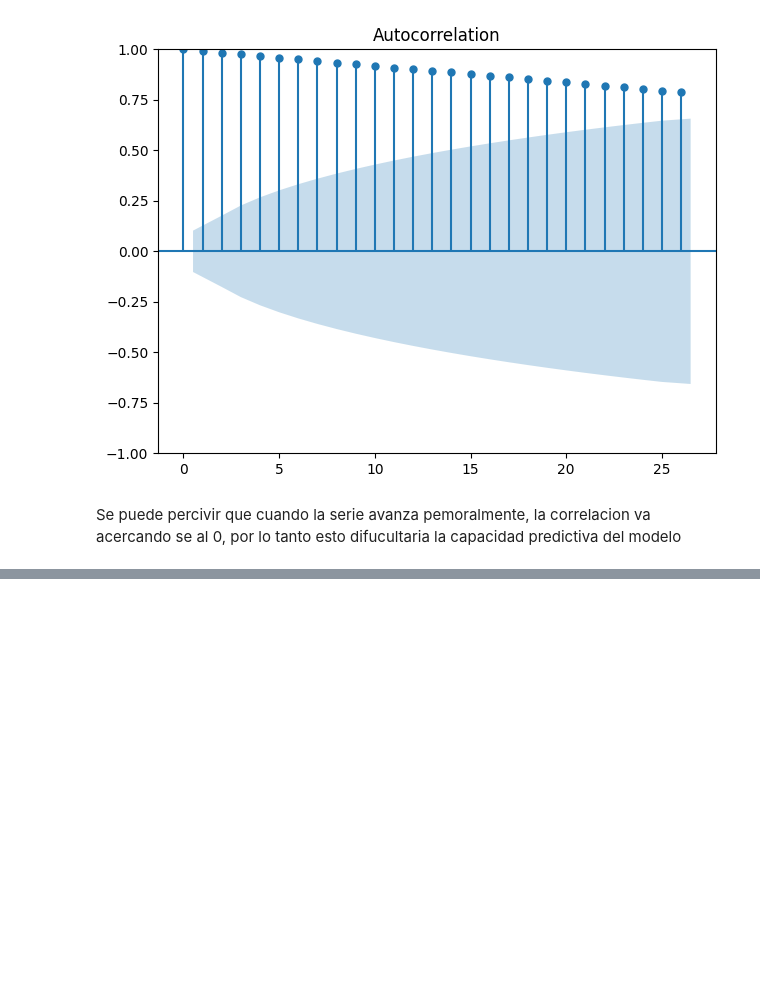
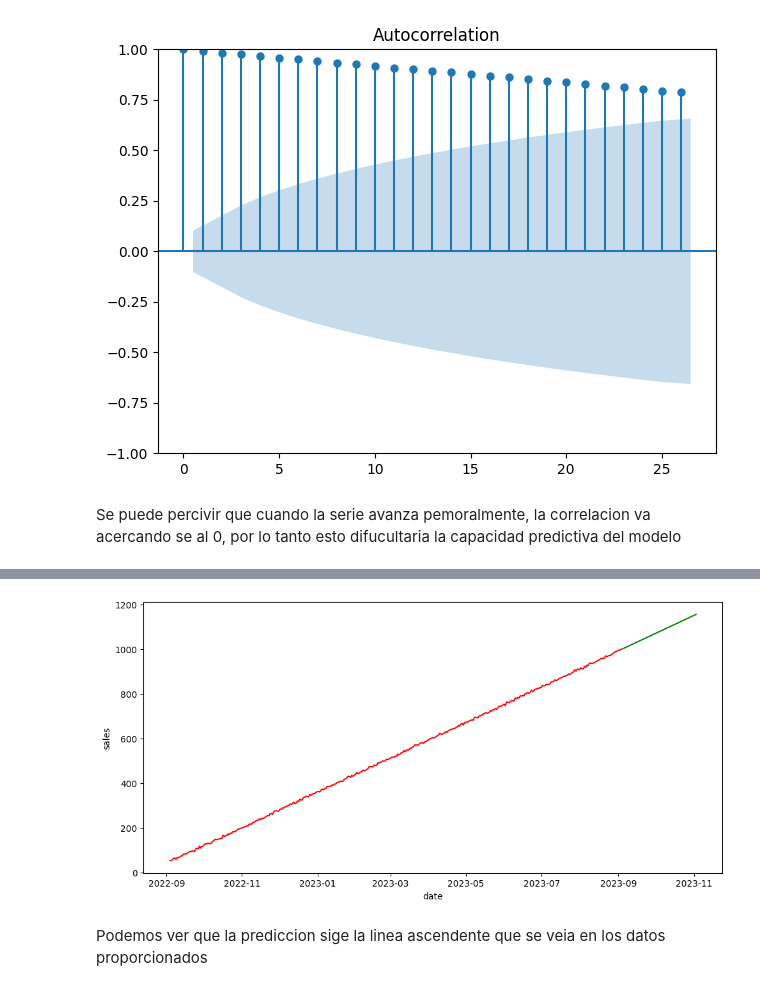
Before and after one commit to 4GeeksAcademy/Hector-time-series, a Jupyter notebook: src/explore.ipynb, the cells around one changed output, grey strips where cells are left out. Drawn from its saved outputs; the diff is of its cells as text; code cells hidden in the pictures; blank space fills up the shorter version.

Commit message:
Commit final time series 13-09-2024

```diff
--- a/src/explore.ipynb
+++ b/src/explore.ipynb
@@ -150,3 +151,8 @@ plt.show()
 [figure]
 # %% [markdown]
 Se puede percivir que cuando la serie avanza pemoralmente, la correlacion va acercando se al 0, por lo tanto esto difucultaria la capacidad predictiva del modelo
+# %%
+#Entrenamiento del de la serie
+
+
+model = auto_arima(df, seasonal = True, trace = True, m = 12)
@@ -152,0 +179,4 @@ Se puede percivir que cuando la serie avanza pemoralmente, la correlacion va ace
+# %%
+#Realizaremos una predicion temporal de 50 puntos predicioendo asi 50 periodos futuros
+predict = model.predict(60)
+predict
@@ -152,0 +201,13 @@ Se puede percivir que cuando la serie avanza pemoralmente, la correlacion va ace
+# %%
+fig, axis = plt.subplots(figsize = (10, 5))
+
+sns.lineplot(data = df, c = 'red')
+sns.lineplot(data = predict, c = 'green')
+
+plt.tight_layout()
+
+plt.show()
+# %% [output]
+[figure, added]
+# %% [markdown]
+Podemos ver que la prediccion sige la linea ascendente que se veia en los datos proporcionados
```
Also changed, not shown: parts of 6 cells of this notebook, 25 other files.
